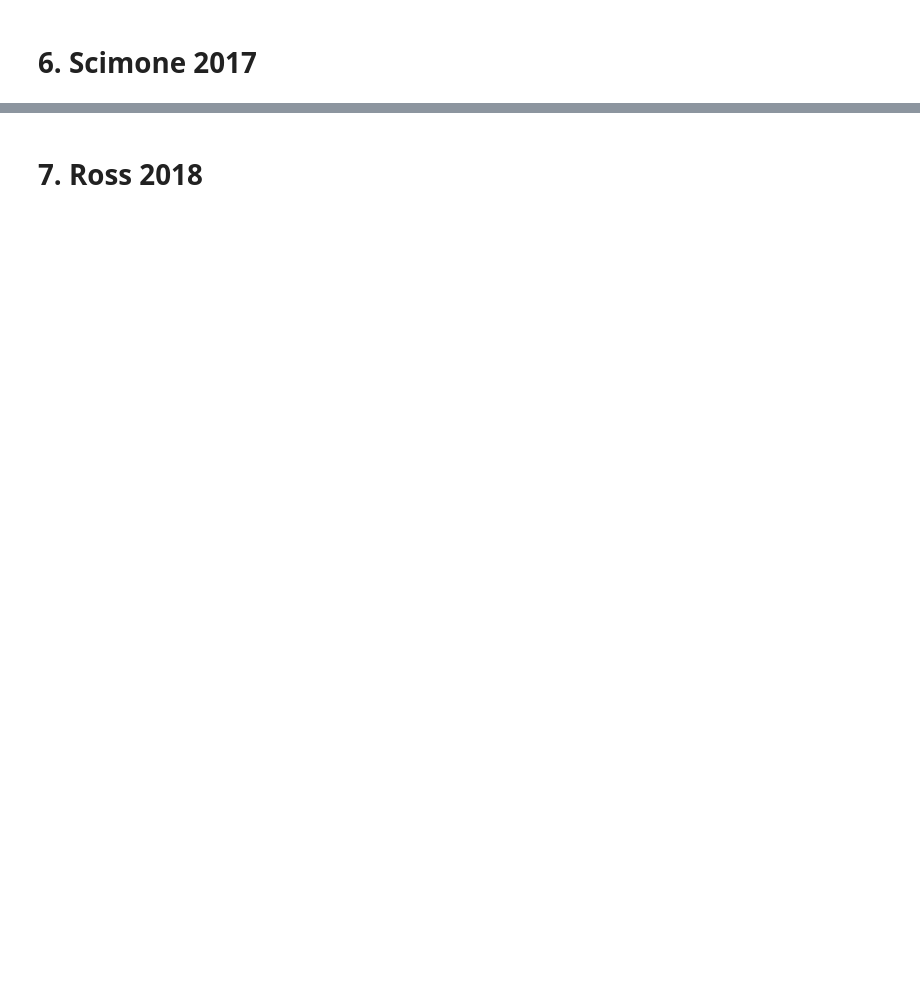
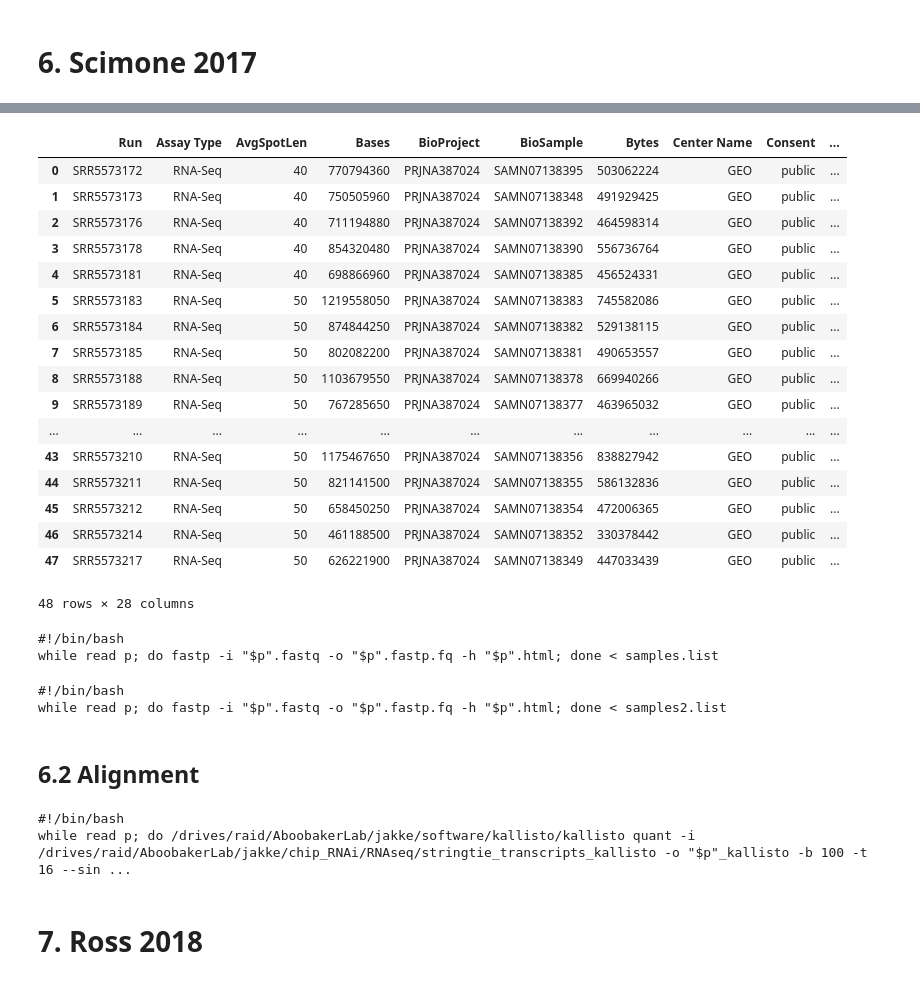
Before and after one commit to jakke-neiro/Oxplatys, a Jupyter notebook: notebooks/8-1-TF-RNAseq.ipynb, the cells around one changed output, grey strips where cells are left out. Drawn from its saved outputs; the diff is of its cells as text; code cells hidden in the pictures; blank space fills up the shorter version.

```diff
--- a/notebooks/8-1-TF-RNAseq.ipynb
+++ b/notebooks/8-1-TF-RNAseq.ipynb
@@ -513,0 +481,46 @@ while read p; do /drives/raid/AboobakerLab/jakke/software/kallisto/kallisto quan
+# %%
+import pandas as pd
+table2 = pd.read_csv("/drives/raid/AboobakerLab/jakke/TF_RNAi_RNAseq/Scimone2017/SraRunTable2.txt", sep=",")
+# %%
+table2
+# %% [output]
+|  | Run | Assay Type | AvgSpotLen | Bases | BioProject | BioSample | Bytes | Center Name | Consent | ... |
+| 0 | SRR5573172 | RNA-Seq | 40 | 770794360 | PRJNA387024 | SAMN07138395 | 503062224 | GEO | public | ... |
+| 1 | SRR5573173 | RNA-Seq | 40 | 750505960 | PRJNA387024 | SAMN07138348 | 491929425 | GEO | public | ... |
+| 2 | SRR5573176 | RNA-Seq | 40 | 711194880 | PRJNA387024 | SAMN07138392 | 464598314 | GEO | public | ... |
+| 3 | SRR5573178 | RNA-Seq | 40 | 854320480 | PRJNA387024 | SAMN07138390 | 556736764 | GEO | public | ... |
+| 4 | SRR5573181 | RNA-Seq | 40 | 698866960 | PRJNA387024 | SAMN07138385 | 456524331 | GEO | public | ... |
+| 5 | SRR5573183 | RNA-Seq | 50 | 1219558050 | PRJNA387024 | SAMN07138383 | 745582086 | GEO | public | ... |
+| 6 | SRR5573184 | RNA-Seq | 50 | 874844250 | PRJNA387024 | SAMN07138382 | 529138115 | GEO | public | ... |
+| 7 | SRR5573185 | RNA-Seq | 50 | 802082200 | PRJNA387024 | SAMN07138381 | 490653557 | GEO | public | ... |
+| 8 | SRR5573188 | RNA-Seq | 50 | 1103679550 | PRJNA387024 | SAMN07138378 | 669940266 | GEO | public | ... |
+| 9 | SRR5573189 | RNA-Seq | 50 | 767285650 | PRJNA387024 | SAMN07138377 | 463965032 | GEO | public | ... |
+| ... | ... | ... | ... | ... | ... | ... | ... | ... | ... | ... |
+| 43 | SRR5573210 | RNA-Seq | 50 | 1175467650 | PRJNA387024 | SAMN07138356 | 838827942 | GEO | public | ... |
+| 44 | SRR5573211 | RNA-Seq | 50 | 821141500 | PRJNA387024 | SAMN07138355 | 586132836 | GEO | public | ... |
+| 45 | SRR5573212 | RNA-Seq | 50 | 658450250 | PRJNA387024 | SAMN07138354 | 472006365 | GEO | public | ... |
+| 46 | SRR5573214 | RNA-Seq | 50 | 461188500 | PRJNA387024 | SAMN07138352 | 330378442 | GEO | public | ... |
+| 47 | SRR5573217 | RNA-Seq | 50 | 626221900 | PRJNA387024 | SAMN07138349 | 447033439 | GEO | public | ... |
+48 rows × 28 columns
+# %%
+%%bash
+cd /drives/raid/AboobakerLab/jakke/TF_RNAi_RNAseq/Scimone2017
+echo "#!/bin/bash" > fastp.sh
+echo "while read p; do fastp -i \"\$p\".fastq -o \"\$p\".fastp.fq -h \"\$p\".html; done < samples.list" >> fastp.sh
+chmod +x fastp.sh
+less fastp.sh
+# %% [output]
+#!/bin/bash
+while read p; do fastp -i "$p".fastq -o "$p".fastp.fq -h "$p".html; done < samples.list
+# %%
+%%bash
+cd /drives/raid/AboobakerLab/jakke/TF_RNAi_RNAseq/Scimone2017
+echo "#!/bin/bash" > fastp2.sh
+echo "while read p; do fastp -i \"\$p\".fastq -o \"\$p\".fastp.fq -h \"\$p\".html; done < samples2.list" >> fastp2.sh
+chmod +x fastp2.sh
+less fastp2.sh
+# %% [output]
+#!/bin/bash
+while read p; do fastp -i "$p".fastq -o "$p".fastp.fq -h "$p".html; done < samples2.list
+# %% [markdown]
+## 6.2 Alignment
@@ -513,0 +531,10 @@ while read p; do /drives/raid/AboobakerLab/jakke/software/kallisto/kallisto quan
+# %%
+%%bash
+cd /drives/raid/AboobakerLab/jakke/TF_RNAi_RNAseq/Scimone2017
+echo "#!/bin/bash" > kallisto2.sh
+echo "while read p; do /drives/raid/AboobakerLab/jakke/software/kallisto/kallisto quant -i /drives/raid/AboobakerLab/jakke/chip_RNAi/RNAseq/stringtie_transcripts_kallisto -o \"\$p\"_kallisto -b 100 -t 16 --single -l 50 -s 5 \"\$p\"; done < align.list" >> kallisto2.sh
+chmod +x kallisto2.sh
+less kallisto2.sh
+# %% [output]
+#!/bin/bash
+while read p; do /drives/raid/AboobakerLab/jakke/software/kallisto/kallisto quant -i /drives/raid/AboobakerLab/jakke/chip_RNAi/RNAseq/stringtie_transcripts_kallisto -o "$p"_kallisto -b 100 -t 16 --sin ...
```
Also changed, not shown: parts of 64 cells of this notebook.
